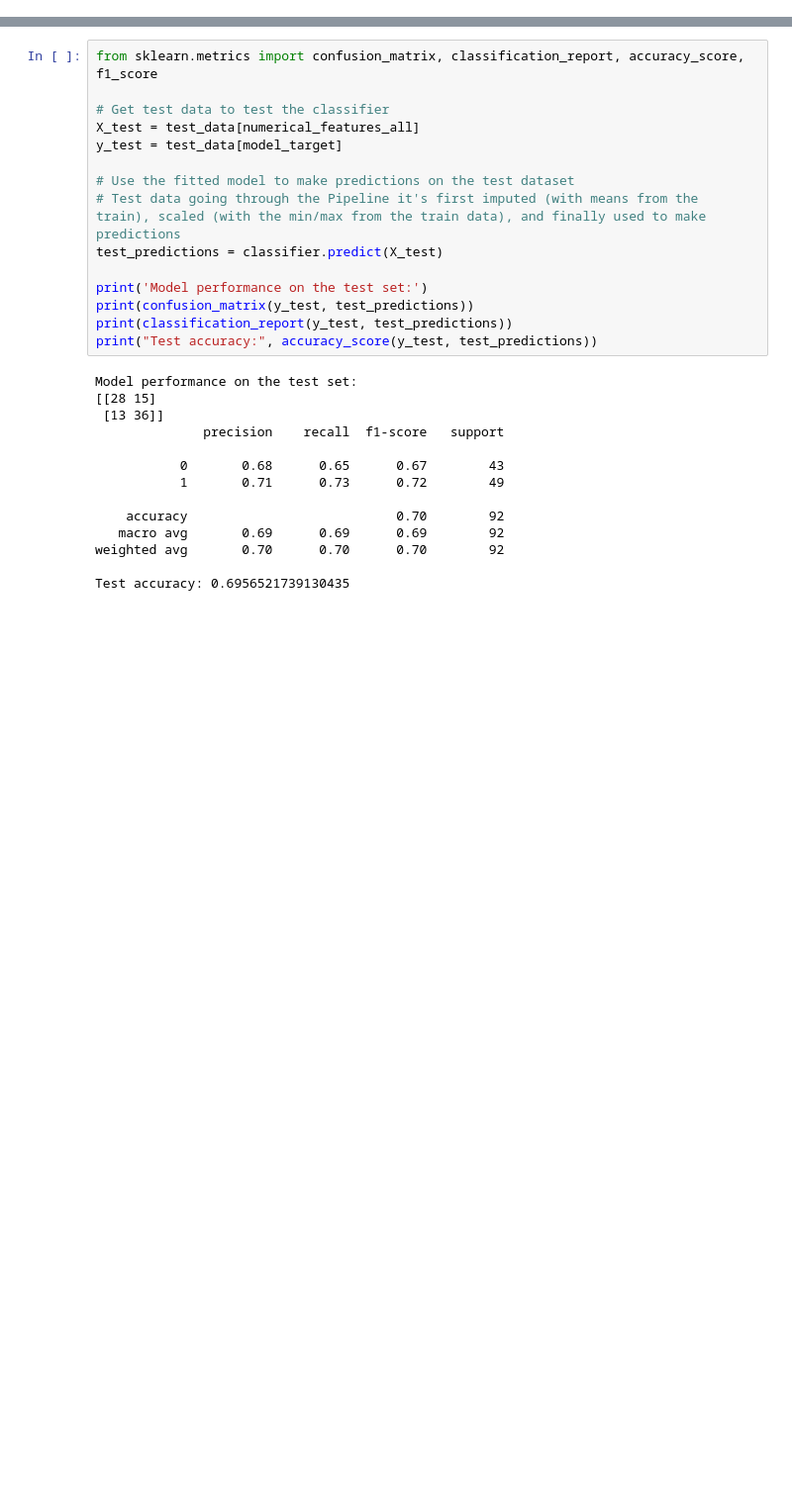
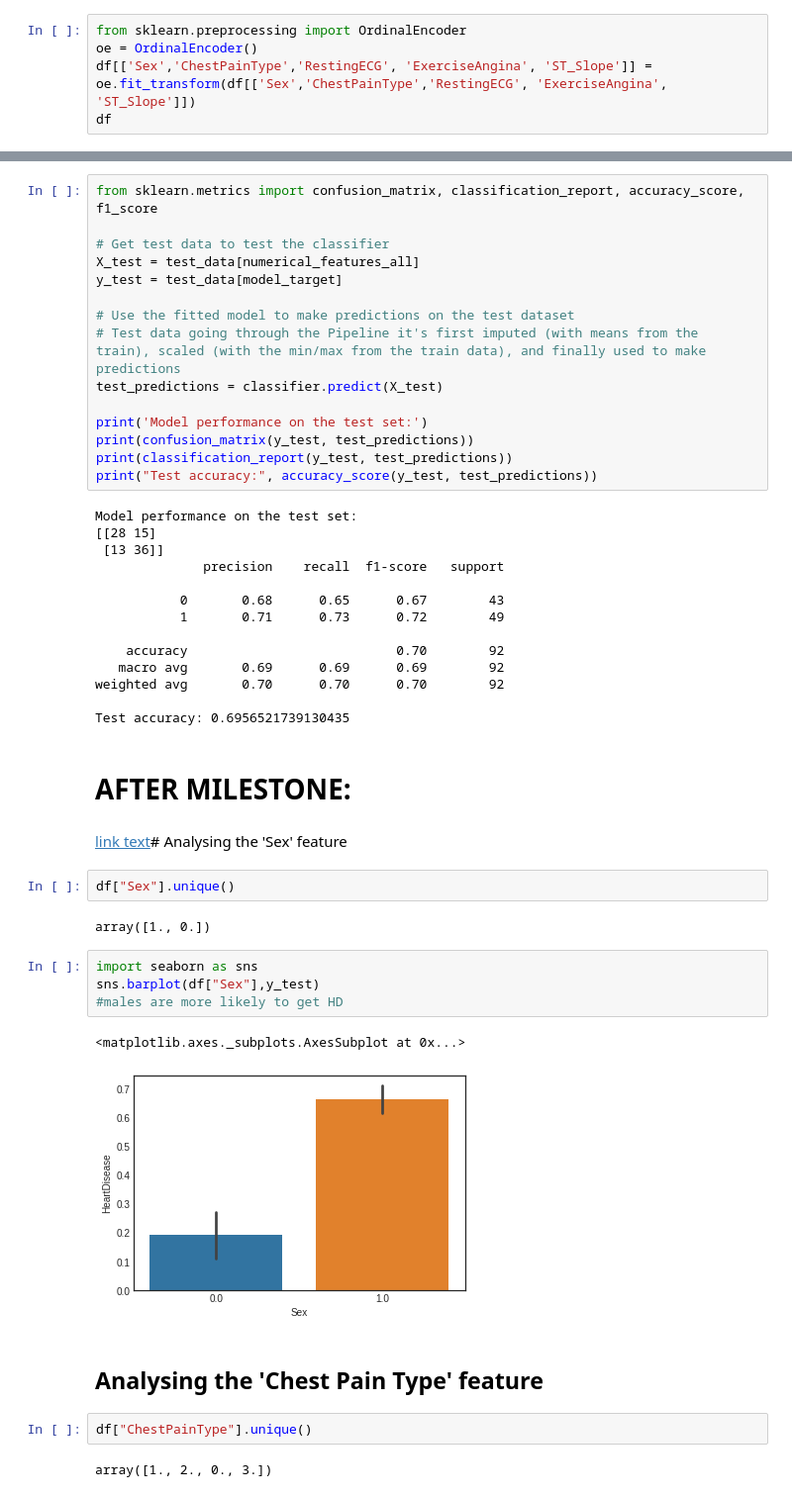
Before and after one commit to sarahnolan15/APA-Project-, a Jupyter notebook: APA_Project.ipynb, the cells around one changed output, grey strips where cells are left out. Shown: that part at 99% size. Drawn from its saved outputs; the diff is of its cells as text; blank space fills up the shorter version.

```diff
--- a/APA_Project.ipynb
+++ b/APA_Project.ipynb
@@ -213,0 +214,5 @@ train the dataset
+# %%
+from sklearn.preprocessing import OrdinalEncoder
+oe = OrdinalEncoder()
+df[['Sex','ChestPainType','RestingECG', 'ExerciseAngina', 'ST_Slope']] = oe.fit_transform(df[['Sex','ChestPainType','RestingECG', 'ExerciseAngina', 'ST_Slope']])
+df
@@ -347,3 +380,24 @@ Model performance on the test set:
 weighted avg       0.70      0.70      0.70        92
 
 Test accuracy: 0.6956521739130435
+# %% [markdown]
+# AFTER MILESTONE:
+# %% [markdown]
+[link text](https://)# Analysing the 'Sex' feature
+# %%
+df["Sex"].unique()
+# %% [output]
+array([1., 0.])
+# %%
+import seaborn as sns
+sns.barplot(df["Sex"],y_test)
+#males are more likely to get HD
+# %% [output]
+<matplotlib.axes._subplots.AxesSubplot at 0x...>
+[figure, added]
+# %% [markdown]
+## Analysing the 'Chest Pain Type' feature
+# %%
+df["ChestPainType"].unique()
+# %% [output]
+array([1., 2., 0., 3.])
```
Also changed, not shown: parts of 168 cells of this notebook.
